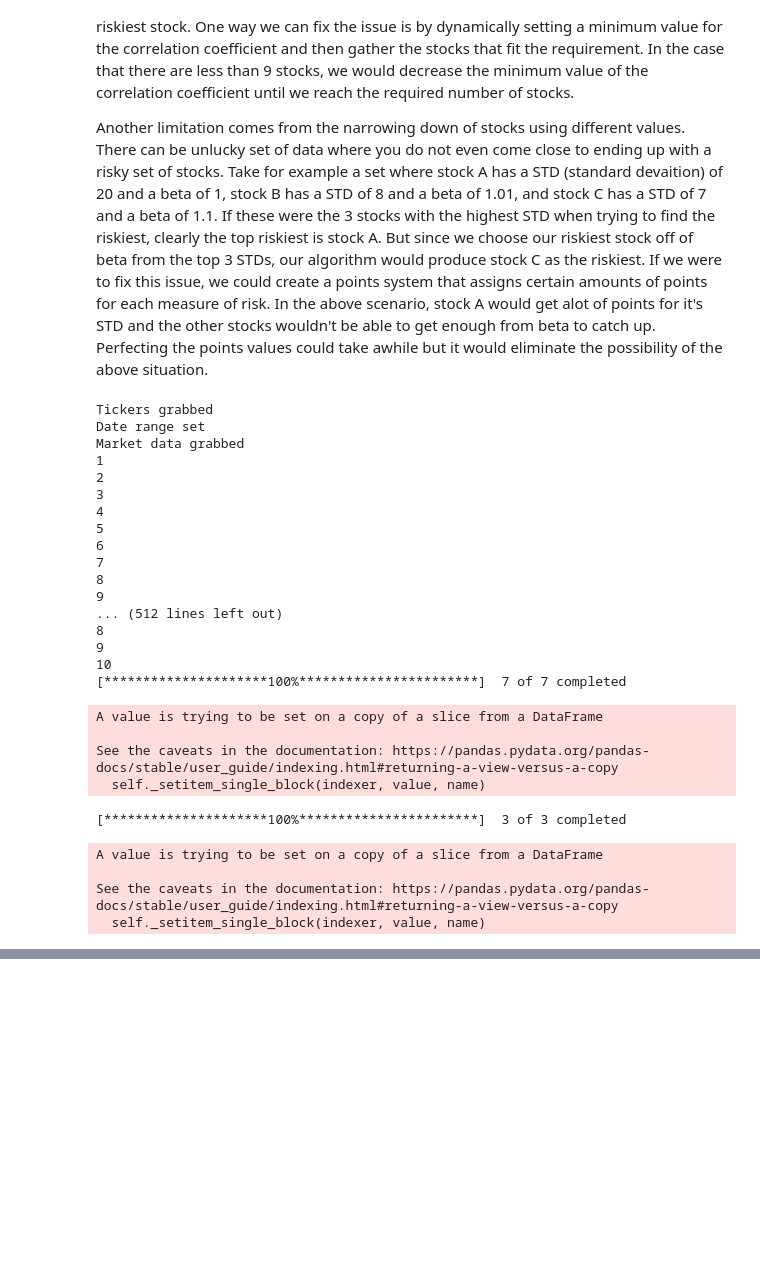
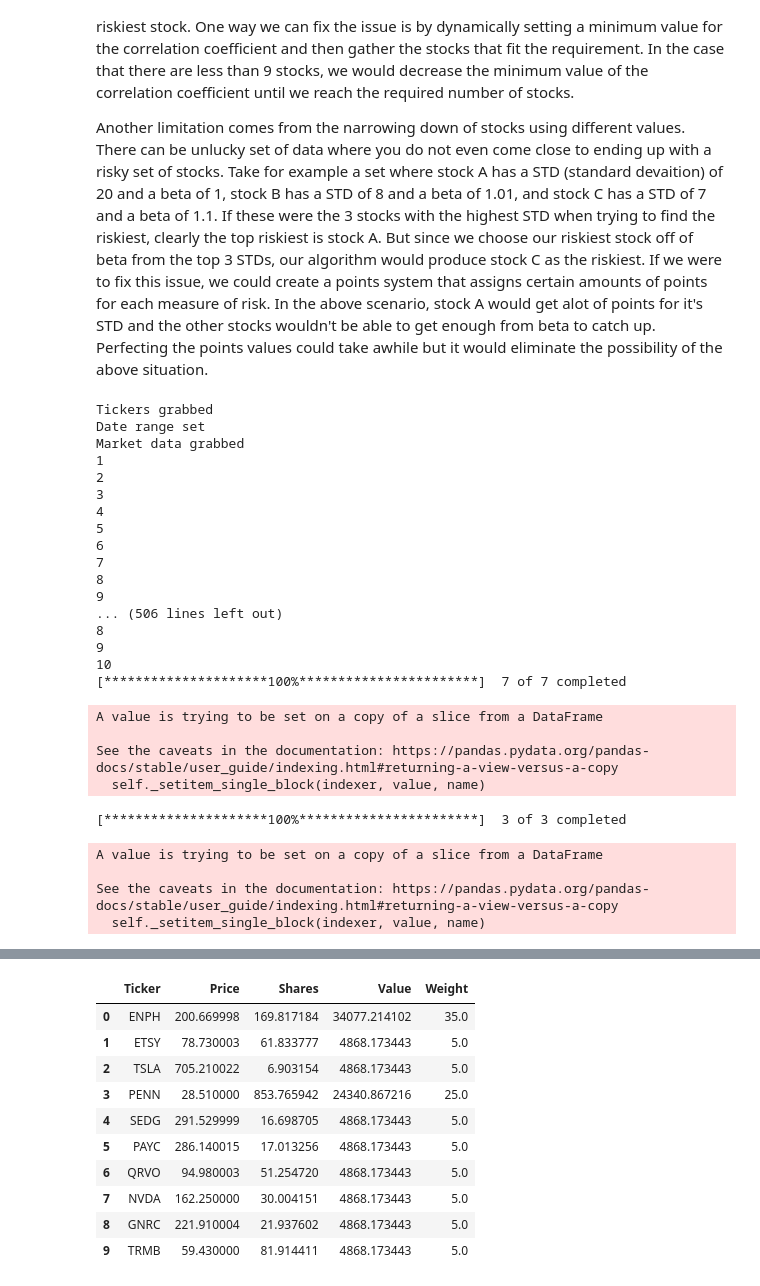
Before and after one commit to dylanfaelker/StockPortfolioCreater, a Jupyter notebook: StockPortfolioCreator.ipynb, the cells around one changed output, grey strips where cells are left out. Cells and saved outputs as stored; diff of their text form; code cells hidden in the pictures; blank space fills up the shorter version.

Commit message:
Added auto reading of SP500 and fixed some bugs

```diff
--- a/StockPortfolioCreator.ipynb
+++ b/StockPortfolioCreator.ipynb
@@ -421,6 +421,20 @@ def calc_funds():
 
     # Creates a dataframe of past tickers sorted alphabetically
     prev_tickers = past_data.iloc[1: , 1:2]
+    prev_tickers = prev_tickers.set_index('Ticker')
+    prev_tickers.sort_index(inplace=True)
+    prev_tickers.reset_index(inplace=True)
+    prev_tickers = prev_tickers[['Ticker']]
+
+    # Optimises the reading of ticker price
+    prev_tickers['Shares'] = prev_shares
+    prev_tickers = prev_tickers.dropna()
+    prev_tickers = prev_tickers.reset_index()
+    prev_tickers = prev_tickers[['Ticker']]
+
+    prev_shares = prev_shares.dropna()
+    prev_shares = prev_shares.reset_index()
+    prev_shares = prev_shares.iloc[: , -1:]
 
     # Grabs the closing price for today and sorts alphabetically by ticker
     prices = grab_tickers(prev_tickers)
@@ -456,7 +470,8 @@ def rewriting_csv(FinalPortfolio):
     past_data = pd.read_csv('Portfolio_History.csv')
 
     # Saving yesterdays data incase of error
-    past_data.to_csv('Yesterday_Portfolio_History.csv')
+    saving = past_data.iloc[:,1:]
+    saving.to_csv('Yesterday_Portfolio_History.csv')
 
     # removing extra index column
     past_data = past_data.iloc[: , 1:]
@@ -474,10 +489,29 @@ def rewriting_csv(FinalPortfolio):
     # Updating csv file
     full_data.to_csv('Portfolio_History.csv')
     print(full_data)
+# %%
+def get_sp500():
+    try:
+        # Grabs the SP500 tickers from wikipedia
+        wikipedia = pd.read_html('https://en.wikipedia.org/wiki/List_of_S%26P_500_companies')
+        sp500 = wikipedia[0]
+        sp500_symbols = pd.DataFrame(sp500['Symbol'].values.tolist())
+        sp500_symbols.columns = ['Tickers']
+
+        # Saves current SP500 tickers incase of future issues
+        sp500_symbols.to_csv('S&P500.csv')
+    except:
+        # Grabs yesterdays data instead
+        print('ERROR in reading current SP500 companies')
+        print('Using last successful read instead')
+        sp500_symbols = pd.read_csv('S&P500.csv')
+        sp500_symbols = sp500_symbols.iloc[:,1:]
+        sp500_symbols.columns = [['Tickers']]
+
+    return(sp500_symbols)
 # %%
 #Reads in the csv file
-Tickers = pd.read_csv('S&P500.csv', header = None)
-Tickers.columns = [['Tickers']]
+Tickers = get_sp500()
 
 print("Tickers grabbed")
 
@@ -523,11 +557,10 @@ print('Total value is: $' + str(totalValue))
 print('Total weight is: ' + str(totalWeight) + '%')
 
 #Creates a dataframe for the .csv file and creates the csv
-# Stocks = FinalPortfolio[['Ticker', 'Shares']]
-# Stocks.to_csv('Portfolio_History.csv')
 rewriting_csv(FinalPortfolio)
 
 print("File created")
+FinalPortfolio
 # %% [output]
 Tickers grabbed
 Date range set
@@ -541,7 +574,7 @@ Market data grabbed
 7
 8
 9
-... (512 lines left out)
+... (506 lines left out)
 8
 9
 10
@@ -574 +607,12 @@ Portfolio weightings decided
 File created
+|  | Ticker | Price | Shares | Value | Weight |
+| 0 | ENPH | 200.669998 | 169.817184 | 34077.214102 | 35.0 |
+| 1 | ETSY | 78.730003 | 61.833777 | 4868.173443 | 5.0 |
+| 2 | TSLA | 705.210022 | 6.903154 | 4868.173443 | 5.0 |
+| 3 | PENN | 28.510000 | 853.765942 | 24340.867216 | 25.0 |
+| 4 | SEDG | 291.529999 | 16.698705 | 4868.173443 | 5.0 |
+| 5 | PAYC | 286.140015 | 17.013256 | 4868.173443 | 5.0 |
+| 6 | QRVO | 94.980003 | 51.254720 | 4868.173443 | 5.0 |
+| 7 | NVDA | 162.250000 | 30.004151 | 4868.173443 | 5.0 |
+| 8 | GNRC | 221.910004 | 21.937602 | 4868.173443 | 5.0 |
+| 9 | TRMB | 59.430000 | 81.914411 | 4868.173443 | 5.0 |
```
Also changed, not shown: parts of 1 cell of this notebook, 3 other files.
